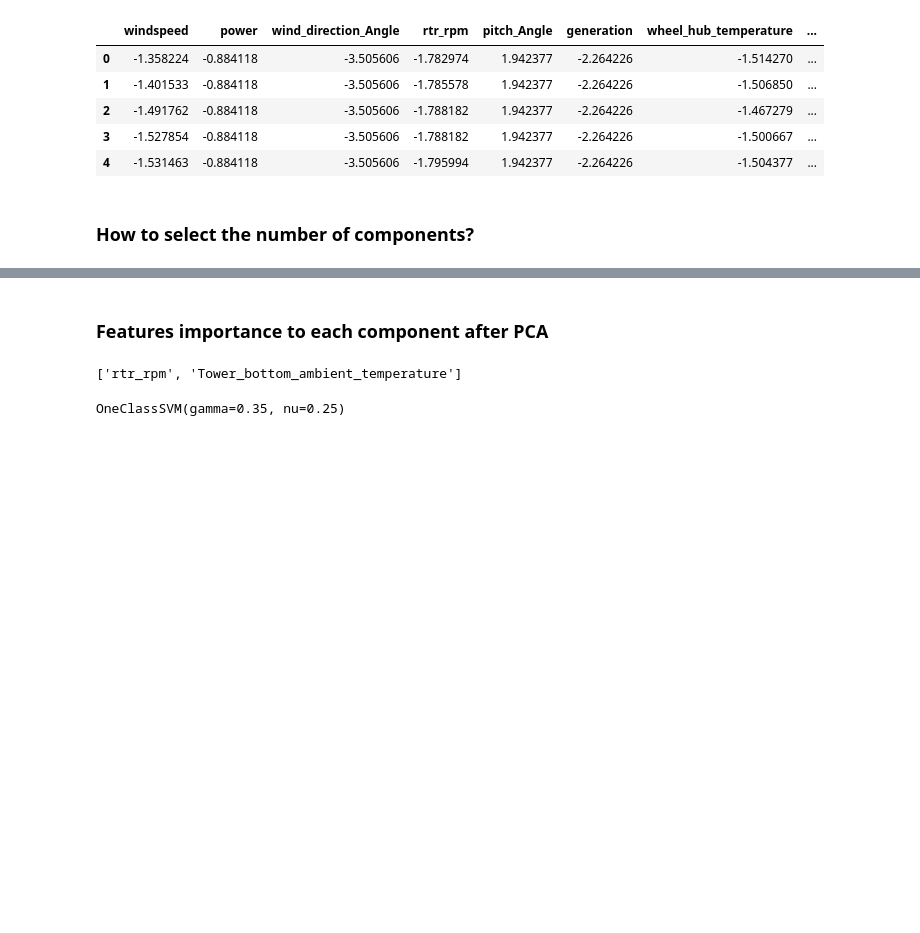
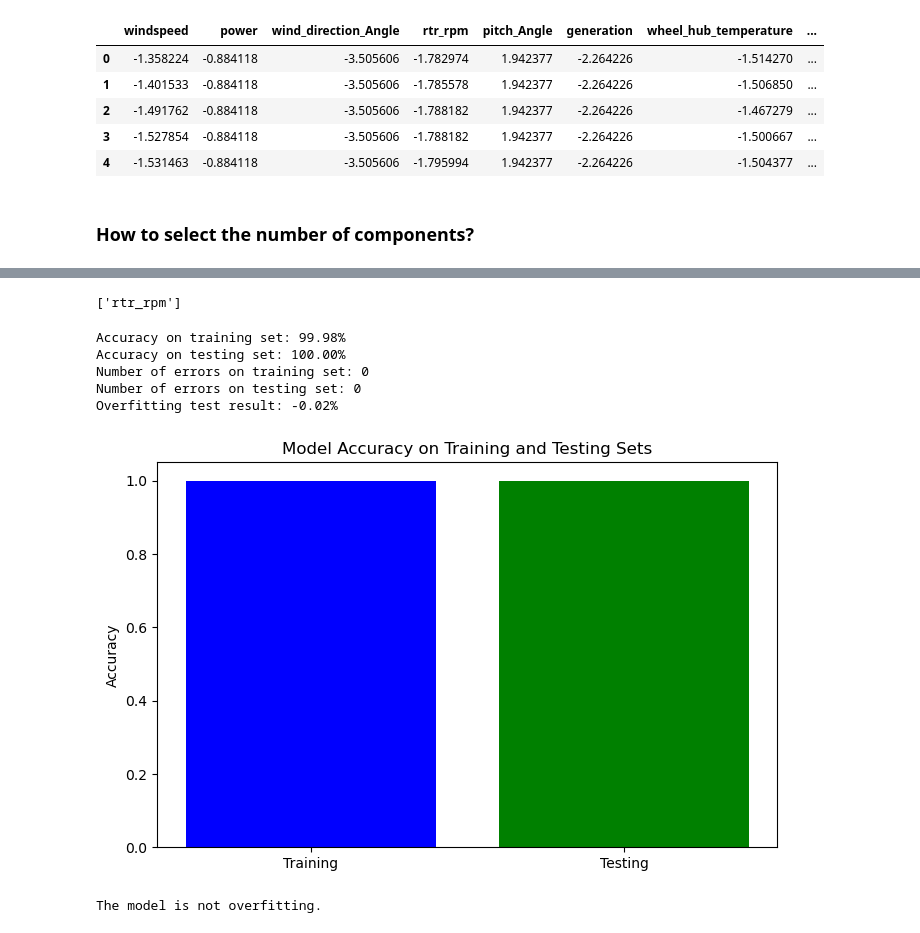
Before and after one commit to TejasPosupo/Data_Science, a Jupyter notebook: wind turbine fault detection/FaultDetection_wind.ipynb, the cells around one changed output, grey strips where cells are left out. Drawn from its saved outputs; the diff is of its cells as text; code cells hidden in the pictures; blank space fills up the shorter version.

```diff
--- a/wind turbine fault detection/FaultDetection_wind.ipynb
+++ b/wind turbine fault detection/FaultDetection_wind.ipynb
@@ -160,15 +206,11 @@ plt.show()
-# %% [markdown]
-### Features importance to each component after PCA
 # %%
-# https://stackoverflow.com/questions/50796024/feature-variable-importance-after-a-pca-analysis/50845697#50845697
+# number of components
+n_lds= lda.coef_.shape[0]
 
-# number of components
-n_pcs= pca.components_.shape[0]
-
-most_important = [np.abs(pca.components_[i]).argmax() for i in range(n_pcs)]
+most_important = [np.abs(lda.coef_[i]).argmax() for i in range(n_lds)]
 
 # get the names
-most_important_names = [fatures_name[most_important[i]] for i in range(n_pcs)]
+most_important_names = [fatures_name[most_important[i]] for i in range(n_lds)]
 most_important_names
 # %% [output]
-['rtr_rpm', 'Tower_bottom_ambient_temperature']
+['rtr_rpm']
@@ -181,18 +217,57 @@ y_test = y[35000:42592]
 # %%
-# fit the model for hyper parameter tunning
-clf = OneClassSVM(nu=0.25, gamma=0.35)
-clf.fit(X_train)
+# Now using scikit-learn model_selection module, split the data into train/test sets
+from sklearn.model_selection import train_test_split
+from sklearn import svm
+
+# keeping 40% reserved for testing purpose and 60% data will be used to train and form model.
+X_train, X_test, Y_train, Y_test = train_test_split(x_std, y, test_size=0.1, random_state=0)
+
+# Build an SVC (Support Vector Classification) model using linear regression
+clf_ob = svm.SVC(kernel='linear', C=1).fit(X_train, Y_train)
-# %% [output]
-OneClassSVM(gamma=0.35, nu=0.25)
 # %%
-# Generate some abnormal novel observations
+from sklearn.metrics import accuracy_score
+import matplotlib.pyplot as plt
+
+# Assuming you trained your OneClassSVM model as clf_ob
 X_outliers = np.random.uniform(low=-3, high=3, size=(10, 2))
+y_pred_train = clf_ob.predict(X_train)
+y_pred_test = clf_ob.predict(X_test)
 
-y_pred_train = clf.predict(X_train)
-y_pred_test = clf.predict(X_test)
-y_pred_outliers = clf.predict(X_outliers)
+# Calculate accuracy scores
+accuracy_train = accuracy_score(Y_train, y_pred_train)
+accuracy_test = accuracy_score(Y_test, y_pred_test)
 
-# error
+# Calculate number of errors
 n_error_train = y_pred_train[y_pred_train == -1].size
 n_error_test = y_pred_test[y_pred_test == -1].size
-n_error_outliers = y_pred_outliers[y_pred_outliers == 1].size
+
+# Print results
+print(f"Accuracy on training set: {accuracy_train:.2%}")
+print(f"Accuracy on testing set: {accuracy_test:.2%}")
+print(f"Number of errors on training set: {n_error_train}")
+print(f"Number of errors on testing set: {n_error_test}")
+
+# Check for overfitting
+overfitting_test = accuracy_train - accuracy_test
+print(f"Overfitting test result: {overfitting_test:.2%}")
+
+# Plotting
+plt.figure(figsize=(8, 5))
+plt.bar(['Training', 'Testing'], [accuracy_train, accuracy_test], color=['blue', 'green'])
+plt.ylabel('Accuracy')
+plt.title('Model Accuracy on Training and Testing Sets')
+plt.show()
+
+# Check if overfitting is present
+if overfitting_test > 0.05:
+    print("The model may be overfitting.")
+else:
+    print("The model is not overfitting.")
+# %% [output]
+Accuracy on training set: 99.98%
+Accuracy on testing set: 100.00%
+Number of errors on training set: 0
+Number of errors on testing set: 0
+Overfitting test result: -0.02%
+[figure, added]
+The model is not overfitting.
```
Also changed, not shown: parts of 20 cells of this notebook, 1 other file.
